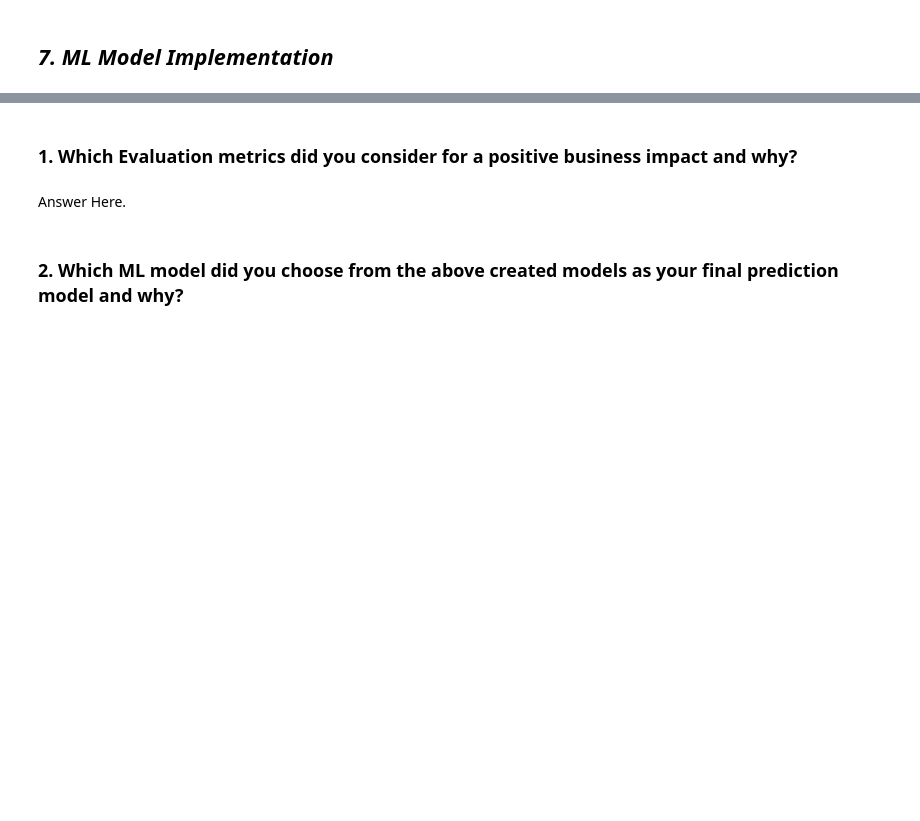
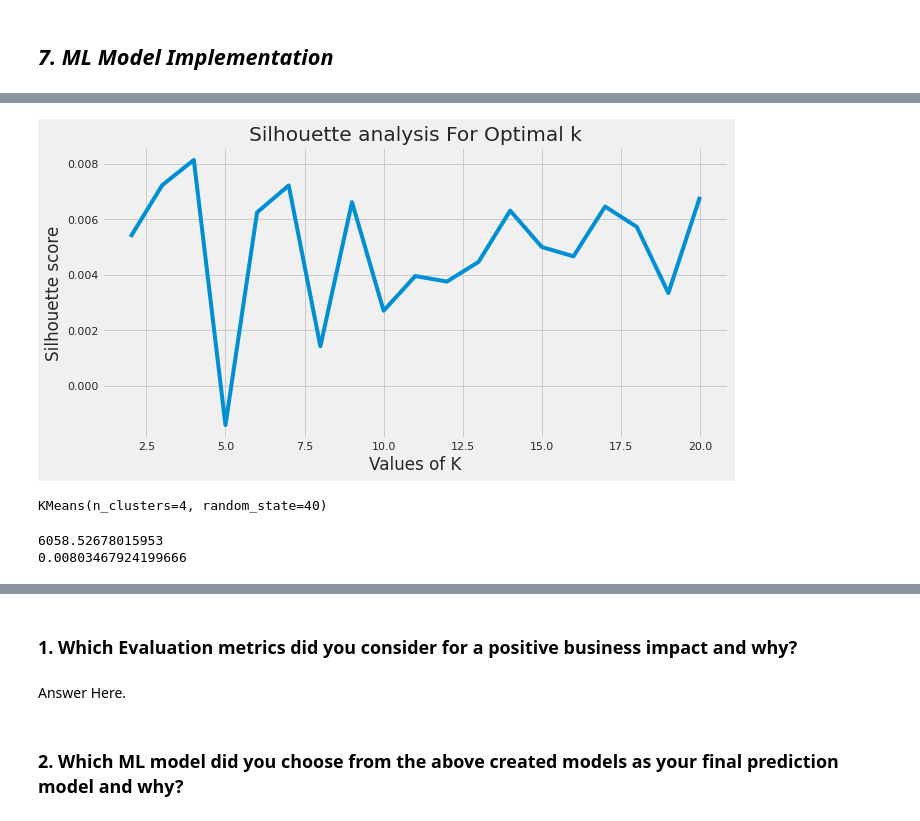
Before and after one commit to DipanshuKumar449/Netflix-Movies-and-TV-Shows-Clustering, a Jupyter notebook: Netflix_Movies_and_TV_Shows_Clustering.ipynb, the cells around one changed output, grey strips where cells are left out. Drawn from its saved outputs; the diff is of its cells as text; code cells hidden in the pictures; blank space fills up the shorter version.

```diff
--- a/Netflix_Movies_and_TV_Shows_Clustering.ipynb
+++ b/Netflix_Movies_and_TV_Shows_Clustering.ipynb
@@ -1268,0 +1167,37 @@ Answer Here.
+# %%
+# Plotting Silhouette score for different number of clusters
+range_n_clusters = range(2,21)
+silhouette = []
+for clusters in range_n_clusters:
+  # initialize kmeans
+  kmeans = KMeans(n_clusters = clusters,init='k-means++',random_state=33)
+  kmeans.fit(X_pca)
+  cluster_labels = kmeans.labels_
+
+  # silhouette score
+  silhouette.append(silhouette_score(X_pca, cluster_labels))
+# %%
+plt.figure(figsize=(10,5))
+plt.plot(range_n_clusters,silhouette)
+plt.xlabel('Values of K')
+plt.ylabel('Silhouette score')
+plt.title('Silhouette analysis For Optimal k')
+plt.show()
+# %% [output]
+[figure, added]
+# %%
+# Clustering the data into 4 clusters
+kmeans = KMeans(n_clusters = 4,init='k-means++',random_state=40)
+kmeans.fit(X_pca)
+# %% [output]
+KMeans(n_clusters=4, random_state=40)
+# %%
+# Evaluation metrics - distortion, Silhouette score
+kmeans_distortion = kmeans.inertia_
+kmeans_silhouette_score = silhouette_score(X_pca, kmeans.labels_)
+
+print(kmeans_distortion)
+print(kmeans_silhouette_score)
+# %% [output]
+6058.52678015953
+0.00803467924199666
```
Also changed, not shown: parts of 123 cells of this notebook.
